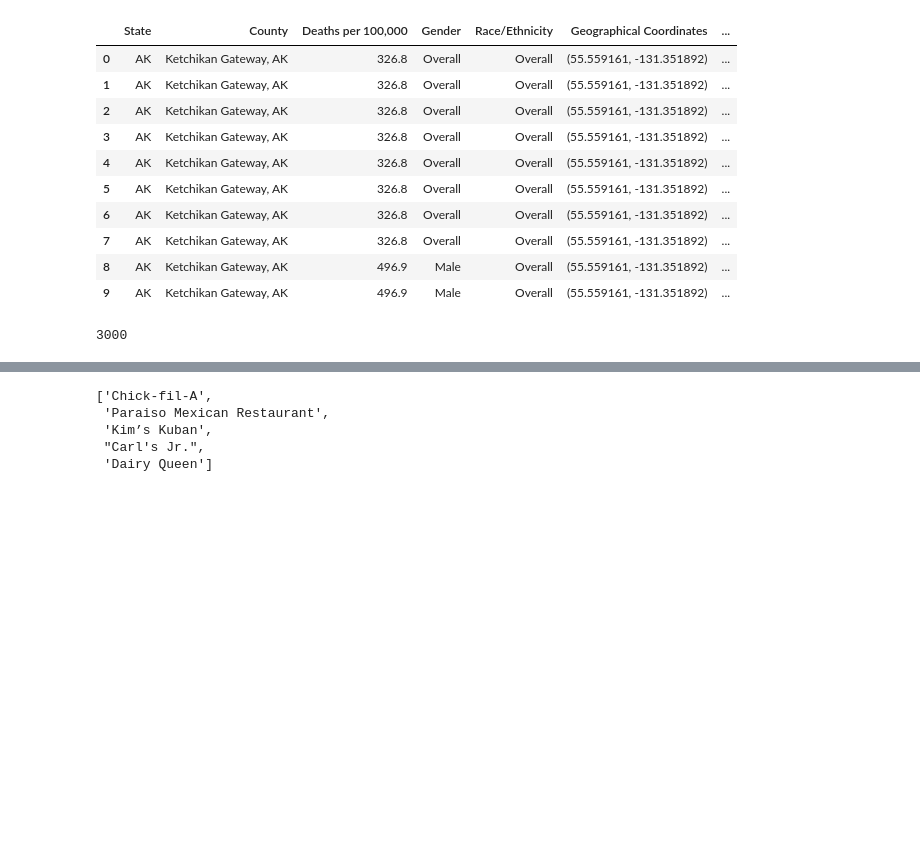
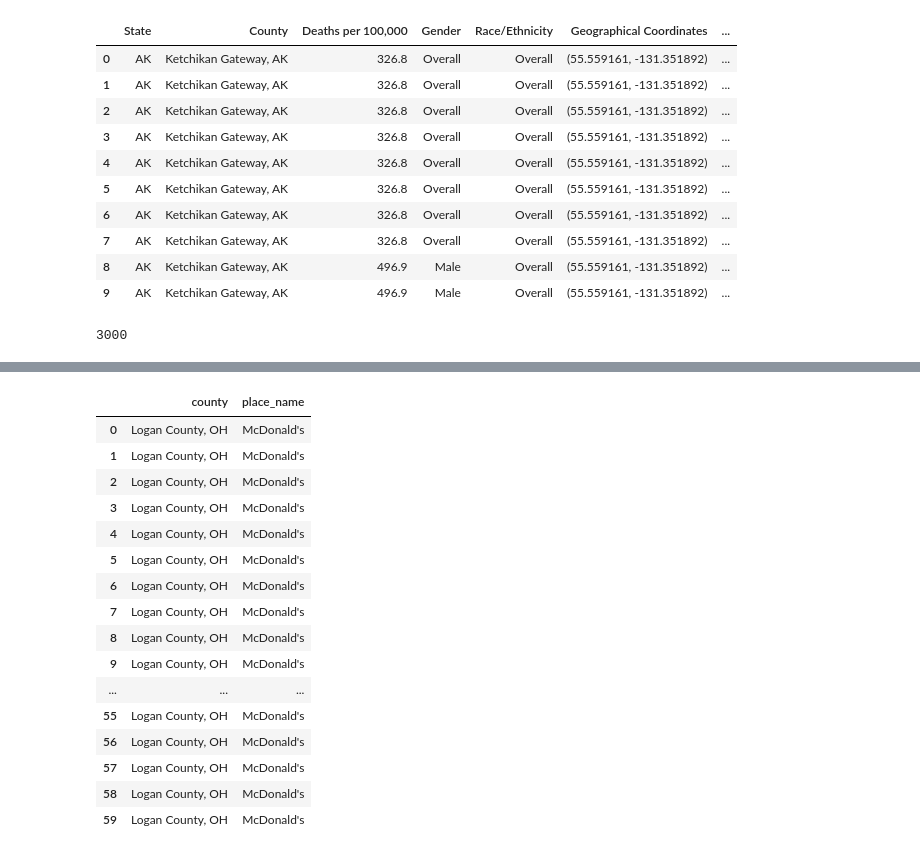
Before and after one commit to patrickmheembrock/ProjectRepo, a Jupyter notebook: DataClean.ipynb, the cells around one changed output, grey strips where cells are left out. Saved outputs shown, nothing was run; the diff lists cells and outputs as text; code cells hidden in the pictures; blank space fills up the shorter version.

Commit message:
adding new code with loop through resturants

```diff
--- a/DataClean.ipynb
+++ b/DataClean.ipynb
@@ -232,31 +252,31 @@ array(['Gregg County, TX', 'Clark County, KS', 'Monroe County, FL',
 # print(json.dumps(places_data, indent=4, sort_keys=True))
 # county
 
+#using time so api does not time out
+from time import sleep
+
 rest_list = []
-base_url = "https://maps.googleapis.com/maps/api/place/textsearch/json"
 
-for county in county_pull:
-# for county in county_pull:
-    try:
-        q_phrase = county + " fast food"
-        params = {
-            "query": q_phrase,
-            "key": g_api
-            }
+#creating a loop that uses previous params for each county
+for county in county_pull[:1]:
 
+    page_token = None
 
-    # # run a request using our params dictionary
-        response = requests.get(base_url, params=params)
+    #using a while loop to countiously loop until False
+    while True:
 
-    # # convert response to json
-        places_data = response.json()
+        places_data = get_places(county, page_token)
 
-    # # Print the json (pretty printed)
-        print(json.dumps(places_data, indent=4, sort_keys=True))
-        print(places_data["results"][0]["name"])
-        rest_list.append(places_data["results"][0]["name"])
-    except:
-        print("fail")
+        #for loop to loop through multiple pages and grab each resturant
+        #within each county
+        for i in range(0 ,len(places_data['results'])):
+            rest_list.append({'county': county, 'place_name': places_data["results"][i]["name"]})
 
-    continue
+        #using the page token until no more tokens left
+        page_token = places_data.get('next_page_token', None)
+        print(f'county {county} {page_token}')
+        sleep(2)
+        if not page_token:
+            print('breaking')
+            break
 # %% [output]
@@ -280,8 +289,21 @@ Dairy Queen
-# %%
-rest_list
-# %% [output]
-['Chick-fil-A',
- 'Paraiso Mexican Restaurant',
- 'Kim’s Kuban',
- "Carl's Jr.",
- 'Dairy Queen']
+# %%
+rest_df = pd.DataFrame(rest_list)
+rest_df
+# %% [output]
+|  | county | place_name |
+| 0 | Logan County, OH | McDonald's |
+| 1 | Logan County, OH | McDonald's |
+| 2 | Logan County, OH | McDonald's |
+| 3 | Logan County, OH | McDonald's |
+| 4 | Logan County, OH | McDonald's |
+| 5 | Logan County, OH | McDonald's |
+| 6 | Logan County, OH | McDonald's |
+| 7 | Logan County, OH | McDonald's |
+| 8 | Logan County, OH | McDonald's |
+| 9 | Logan County, OH | McDonald's |
+| ... | ... | ... |
+| 55 | Logan County, OH | McDonald's |
+| 56 | Logan County, OH | McDonald's |
+| 57 | Logan County, OH | McDonald's |
+| 58 | Logan County, OH | McDonald's |
+| 59 | Logan County, OH | McDonald's |
```
Also changed, not shown: parts of 3 cells of this notebook.
